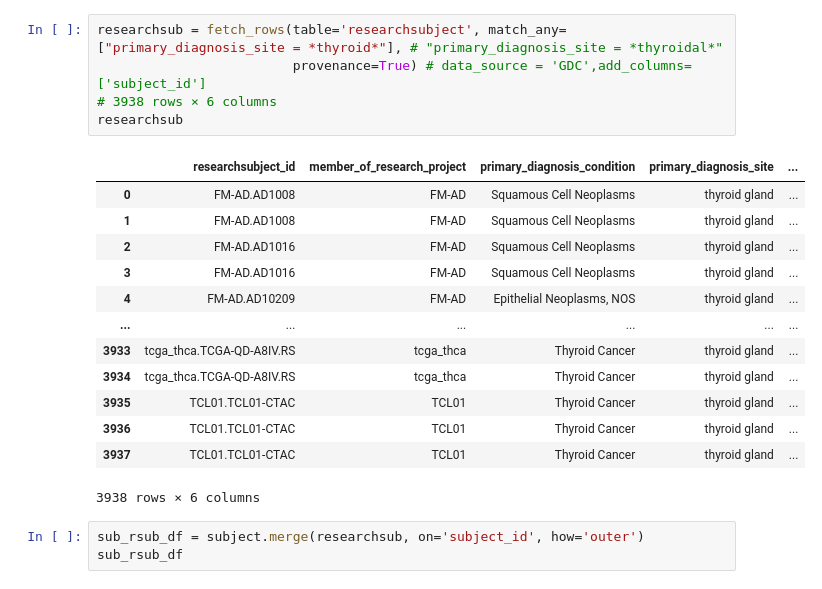
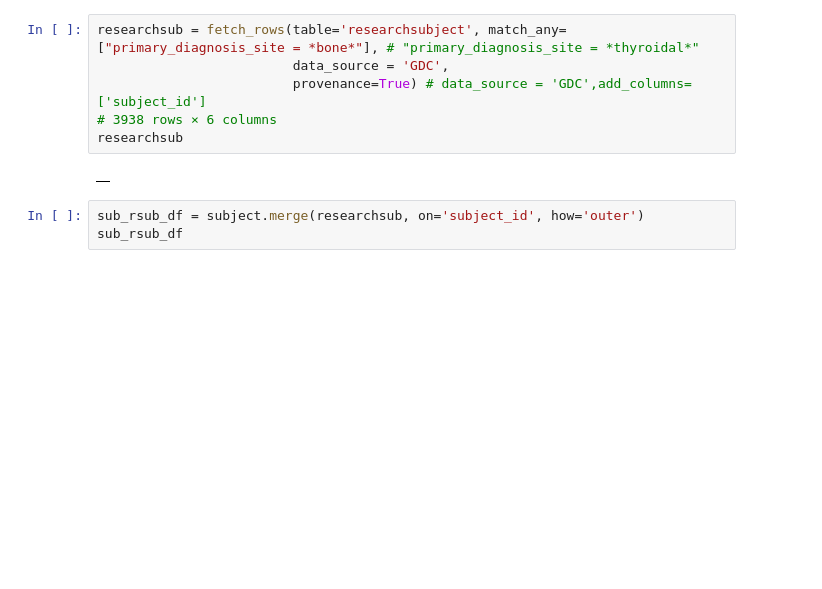
Before and after one commit to monarch-initiative/oncopacket, a Jupyter notebook: notebooks/test.ipynb, the cells around one changed output. Drawn from its saved outputs; the diff is of its cells as text; blank space fills up the shorter version.

```diff
--- a/notebooks/test.ipynb
+++ b/notebooks/test.ipynb
@@ -35,22 +34,11 @@ subject
 # %%
-researchsub = fetch_rows(table='researchsubject', match_any=["primary_diagnosis_site = *thyroid*"], # "primary_diagnosis_site = *thyroidal*"
+researchsub = fetch_rows(table='researchsubject', match_any=["primary_diagnosis_site = *bone*"], # "primary_diagnosis_site = *thyroidal*"
+                         data_source = 'GDC',
                          provenance=True) # data_source = 'GDC',add_columns=['subject_id']
 # 3938 rows × 6 columns
 researchsub
 # %% [output]
-|  | researchsubject_id | member_of_research_project | primary_diagnosis_condition | primary_diagnosis_site | ... |
-| 0 | FM-AD.AD1008 | FM-AD | Squamous Cell Neoplasms | thyroid gland | ... |
-| 1 | FM-AD.AD1008 | FM-AD | Squamous Cell Neoplasms | thyroid gland | ... |
-| 2 | FM-AD.AD1016 | FM-AD | Squamous Cell Neoplasms | thyroid gland | ... |
-| 3 | FM-AD.AD1016 | FM-AD | Squamous Cell Neoplasms | thyroid gland | ... |
-| 4 | FM-AD.AD10209 | FM-AD | Epithelial Neoplasms, NOS | thyroid gland | ... |
-| ... | ... | ... | ... | ... | ... |
-| 3933 | tcga_thca.TCGA-QD-A8IV.RS | tcga_thca | Thyroid Cancer | thyroid gland | ... |
-| 3934 | tcga_thca.TCGA-QD-A8IV.RS | tcga_thca | Thyroid Cancer | thyroid gland | ... |
-| 3935 | TCL01.TCL01-CTAC | TCL01 | Thyroid Cancer | thyroid gland | ... |
-| 3936 | TCL01.TCL01-CTAC | TCL01 | Thyroid Cancer | thyroid gland | ... |
-| 3937 | TCL01.TCL01-CTAC | TCL01 | Thyroid Cancer | thyroid gland | ... |
+|  |
-3938 rows × 6 columns
 # %%
 sub_rsub_df = subject.merge(researchsub, on='subject_id', how='outer')
 sub_rsub_df
```
Also changed, not shown: parts of 1 cell of this notebook, 5 other files.
